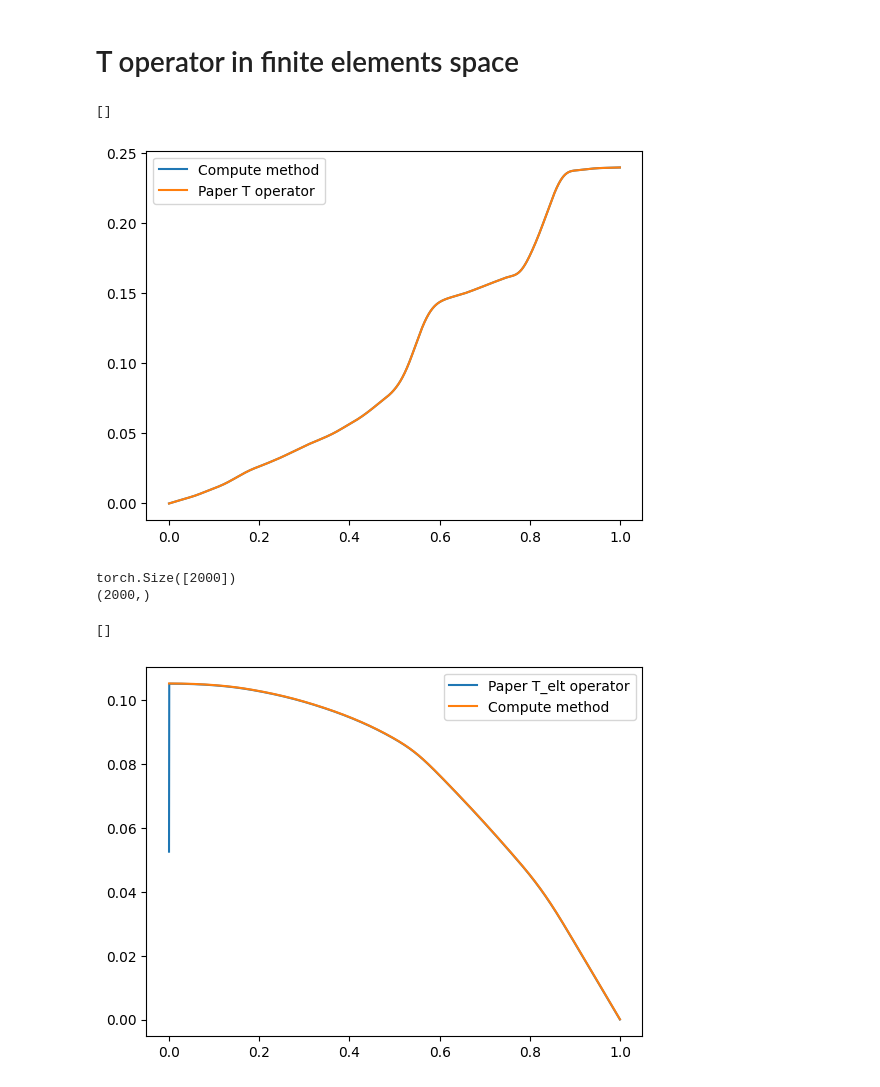
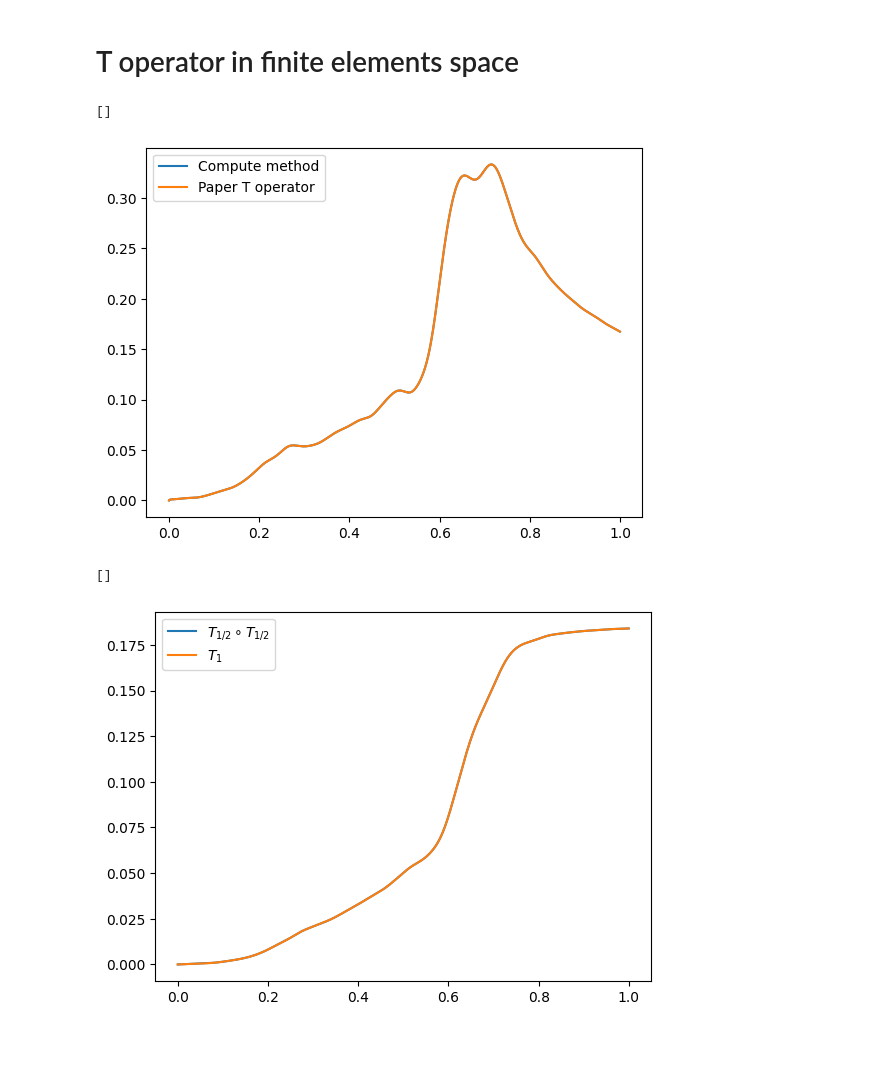
Before and after one commit to CentofantiEze/FBResNet, a Jupyter notebook: notebooks/explore_bias.ipynb, the cells around one changed output. Drawn from its saved outputs; the diff is of its cells as text; code cells hidden in the pictures; blank space fills up the shorter version.

Commit message:
Test the discrete operators and the use of the T*T eigenvectors basis.

```diff
--- a/notebooks/explore_bias.ipynb
+++ b/notebooks/explore_bias.ipynb
@@ -30,7 +30,7 @@ from FBRN.proxop.hyperslab import cardan_slab
 params = {
     'N' : 2000,
     'k' : 50,
-    'a' : 1,
+    'a' : 0.82,
     'r' : 1
 
 }
@@ -206,11 +193,4 @@ plt.legend()
 plt.plot()
 # %% [output]
 []
-[figure, old version]
+[figure, new version]
-# %%
-yy = Tadj.dot(y)
-print(y.shape)
-print(yy.shape)
-# %% [output]
-torch.Size([2000])
-(2000,)
@@ -217,8 +259,8 @@ torch.Size([2000])
 # %%
-plt.plot(t, (Ta.T).dot(Ta.dot(x_true_elt)), label='Paper T_elt operator')
-plt.plot(t, yy, label='Compute method')
+plt.plot(t, T_1_2.dot(T_1_2.dot(x_true_elt)), label=r'$T_{1/2} \circ T_{1/2}$')
+plt.plot(t, T_1.dot(x_true_elt), label=r'$T_{1}$')
 plt.legend()
 plt.plot()
 # %% [output]
 []
-[figure, old version]
+[figure, new version]
```
Also changed, not shown: parts of 19 cells of this notebook.
